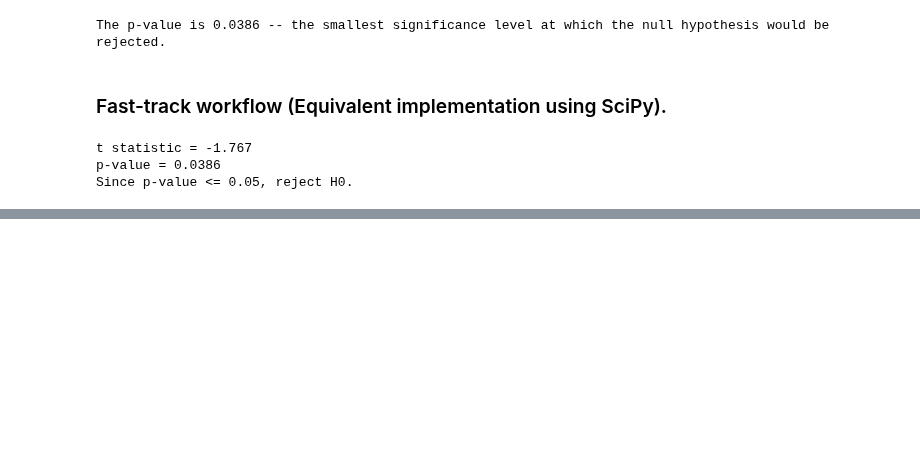
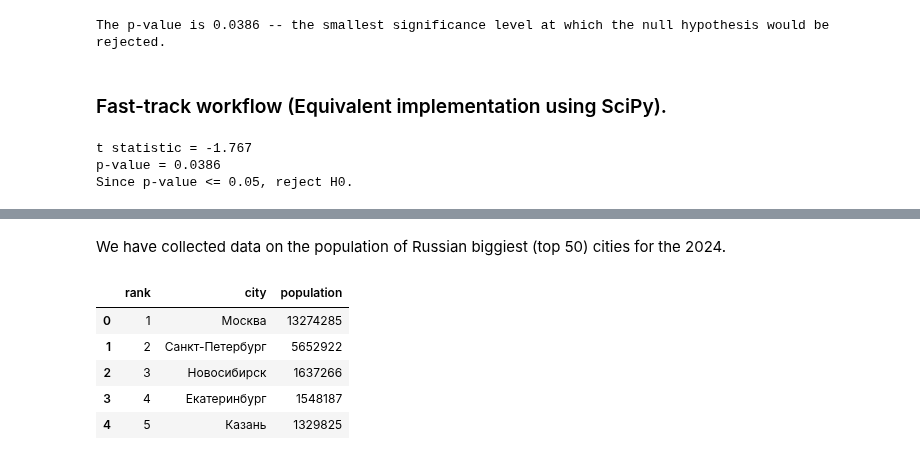
Before and after one commit to TAbramovskaya/code-and-notes, a Jupyter notebook: jnb_01_hypotheses_testing.ipynb, the cells around one changed output, grey strips where cells are left out. Cells and saved outputs as stored; diff of their text form; code cells hidden in the pictures; blank space fills up the shorter version.

```diff
--- a/jnb_01_hypotheses_testing.ipynb
+++ b/jnb_01_hypotheses_testing.ipynb
@@ -131,0 +217,12 @@ Since p-value <= 0.05, reject H0.
+# %% [markdown]
+We have collected data on the population of Russian biggiest (top 50) cities for the 2024.
+# %%
+population = pd.read_csv("Population_2024.csv")
+population.head()
+# %% [output]
+|  | rank | city | population |
+| 0 | 1 | Москва | 13274285 |
+| 1 | 2 | Санкт-Петербург | 5652922 |
+| 2 | 3 | Новосибирск | 1637266 |
+| 3 | 4 | Екатеринбург | 1548187 |
+| 4 | 5 | Казань | 1329825 |
```
Also changed, not shown: parts of 50 cells of this notebook.
